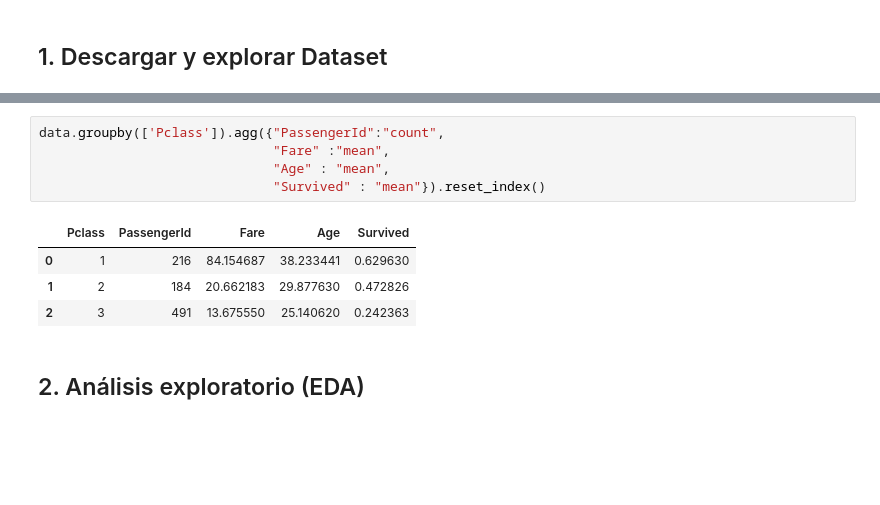
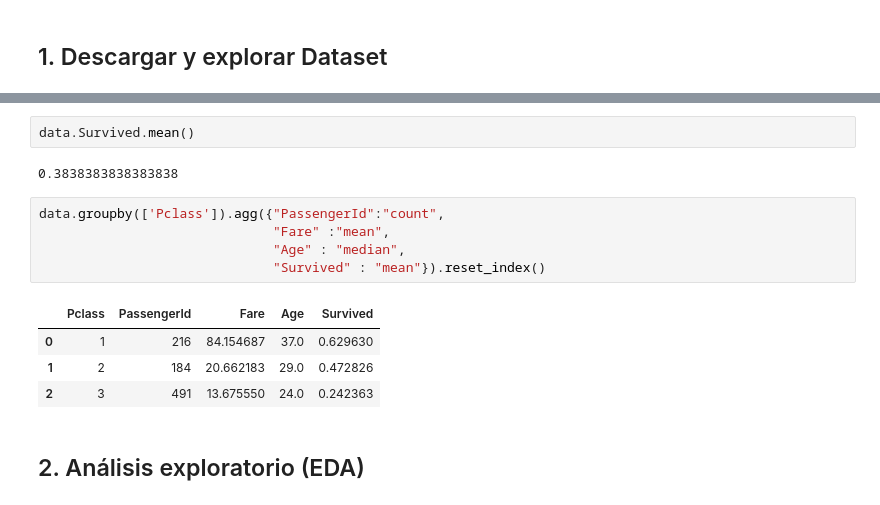
Before and after one commit to bran1233/curso-machine-learning, a Jupyter notebook: Python/Supervised_models/Logistic_regression/Lab_Titanic.ipynb, the cells around one changed output, grey strips where cells are left out. Drawn from its saved outputs; the diff is of its cells as text; blank space fills up the shorter version.

```diff
--- a/Python/Supervised_models/Logistic_regression/Lab_Titanic.ipynb
+++ b/Python/Supervised_models/Logistic_regression/Lab_Titanic.ipynb
@@ -123,16 +123,20 @@ sns.countplot(x='Survived', data = data, palette = 'hls')
 # %% [output]
 <Axes: xlabel='Survived', ylabel='count'>
 [figure]
+# %%
+data.Survived.mean()
+# %% [output]
+0.3838383838383838
 # %%
 data.groupby(['Pclass']).agg({"PassengerId":"count",
                               "Fare" :"mean",
-                              "Age" : "mean",
+                              "Age" : "median",
                               "Survived" : "mean"}).reset_index()
 # %% [output]
 |  | Pclass | PassengerId | Fare | Age | Survived |
-| 0 | 1 | 216 | 84.154687 | 38.233441 | 0.629630 |
-| 1 | 2 | 184 | 20.662183 | 29.877630 | 0.472826 |
-| 2 | 3 | 491 | 13.675550 | 25.140620 | 0.242363 |
+| 0 | 1 | 216 | 84.154687 | 37.0 | 0.629630 |
+| 1 | 2 | 184 | 20.662183 | 29.0 | 0.472826 |
+| 2 | 3 | 491 | 13.675550 | 24.0 | 0.242363 |
 # %% [markdown]
 ## 2. Análisis exploratorio (EDA)
 # %% [markdown]
```
Also changed, not shown: parts of 8 cells of this notebook.
